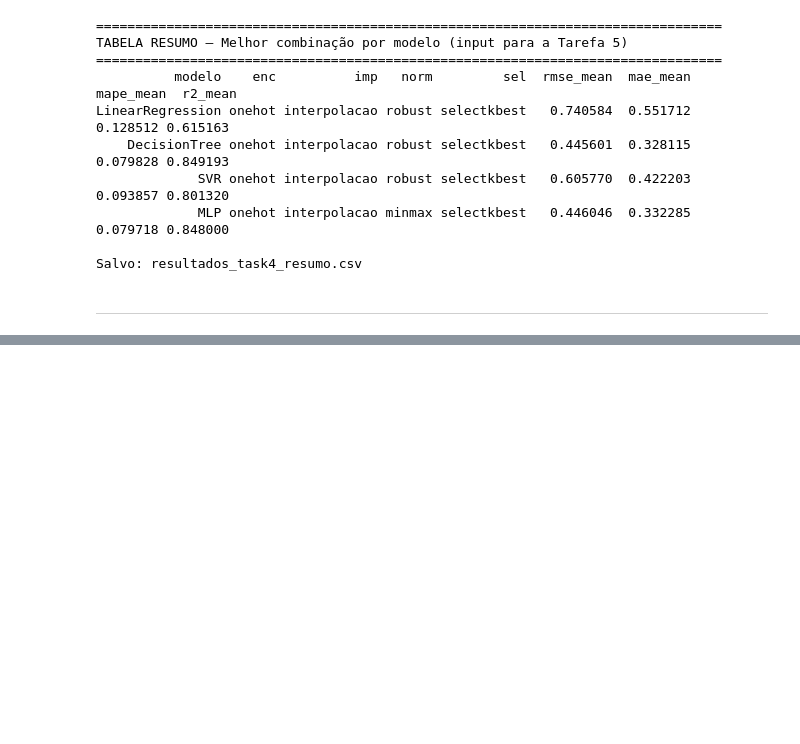
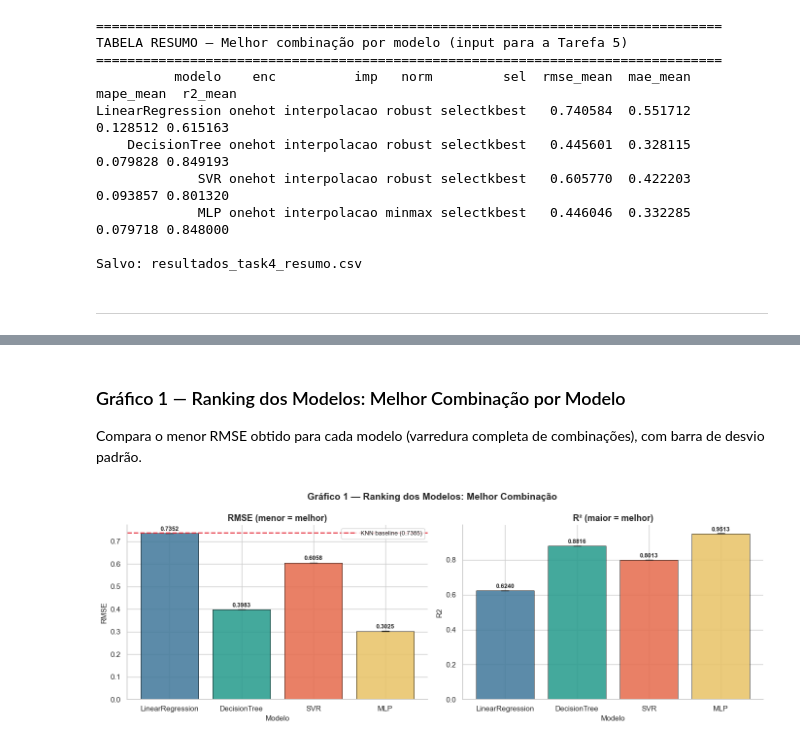
Before and after one commit to LucasCabra7/precos-combustiveis-brasil-2015-2025, a Jupyter notebook: Ultima-entrega.ipynb, the cells around one changed output, grey strips where cells are left out. Drawn from its saved outputs; the diff is of its cells as text; code cells hidden in the pictures; blank space fills up the shorter version.

Commit message:
feat: finalizando ajustes finais e adicionando imagens dos gráficos

```diff
--- a/Ultima-entrega.ipynb
+++ b/Ultima-entrega.ipynb
@@ -4074,0 +4254,58 @@ Salvo: resultados_task4_resumo.csv
+# %% [markdown]
+### Gráfico 1 — Ranking dos Modelos: Melhor Combinação por Modelo
+
+Compara o menor RMSE obtido para cada modelo (varredura completa de combinações), com barra de desvio padrão.
+# %%
+# ── Melhor combinação por modelo (menor RMSE) ────────────────────────────────
+melhor_por_modelo = (
+    df_ok.sort_values('rmse_mean')
+    .groupby('modelo', as_index=False)
+    .first()
+)
+melhor_por_modelo['modelo'] = pd.Categorical(
+    melhor_por_modelo['modelo'], categories=ORDEM_MODELOS, ordered=True
+)
+melhor_por_modelo = melhor_por_modelo.sort_values('modelo')
+
+# Adiciona KNN como linha de referência
+KNN_LABEL = 'KNN\n(Entrega 2)'
+
+fig, axes = plt.subplots(1, 2, figsize=(14, 5))
+fig.suptitle('Gráfico 1 — Ranking dos Modelos: Melhor Combinação', fontsize=14, fontweight='bold')
+
+metricas_g1 = [('rmse_mean', 'rmse_std', 'RMSE (menor = melhor)'),
+               ('r2_mean',   'r2_std',   'R² (maior = melhor)')]
+
+for ax, (col_m, col_s, titulo) in zip(axes, metricas_g1):
+    cores = PALETA[:len(melhor_por_modelo)]
+    bars = ax.bar(
+        melhor_por_modelo['modelo'],
+        melhor_por_modelo[col_m],
+        yerr=melhor_por_modelo[col_s],
+        color=cores,
+        edgecolor='black',
+        linewidth=0.7,
+        capsize=6,
+        alpha=0.88,
+    )
+
+    # Linha de referência KNN
+    if col_m == 'rmse_mean':
+        ax.axhline(RMSE_KNN, color='#E63946', linestyle='--', linewidth=1.8,
+                   label=f'KNN baseline ({RMSE_KNN:.4f})')
+        ax.legend(fontsize=9)
+
+    # Rótulos nas barras
+    for bar, val in zip(bars, melhor_por_modelo[col_m]):
+        ax.text(bar.get_x() + bar.get_width() / 2, bar.get_height() + 0.005,
+                f'{val:.4f}', ha='center', va='bottom', fontsize=9, fontweight='bold')
+
+    ax.set_title(titulo)
+    ax.set_xlabel('Modelo')
+    ax.set_ylabel(col_m.replace('_mean', '').upper())
+    sns.despine(ax=ax)
+
+plt.tight_layout()
+plt.show()
+# %% [output]
+[figure, added]
```
Also changed, not shown: parts of 11 cells of this notebook, 6 other files.
